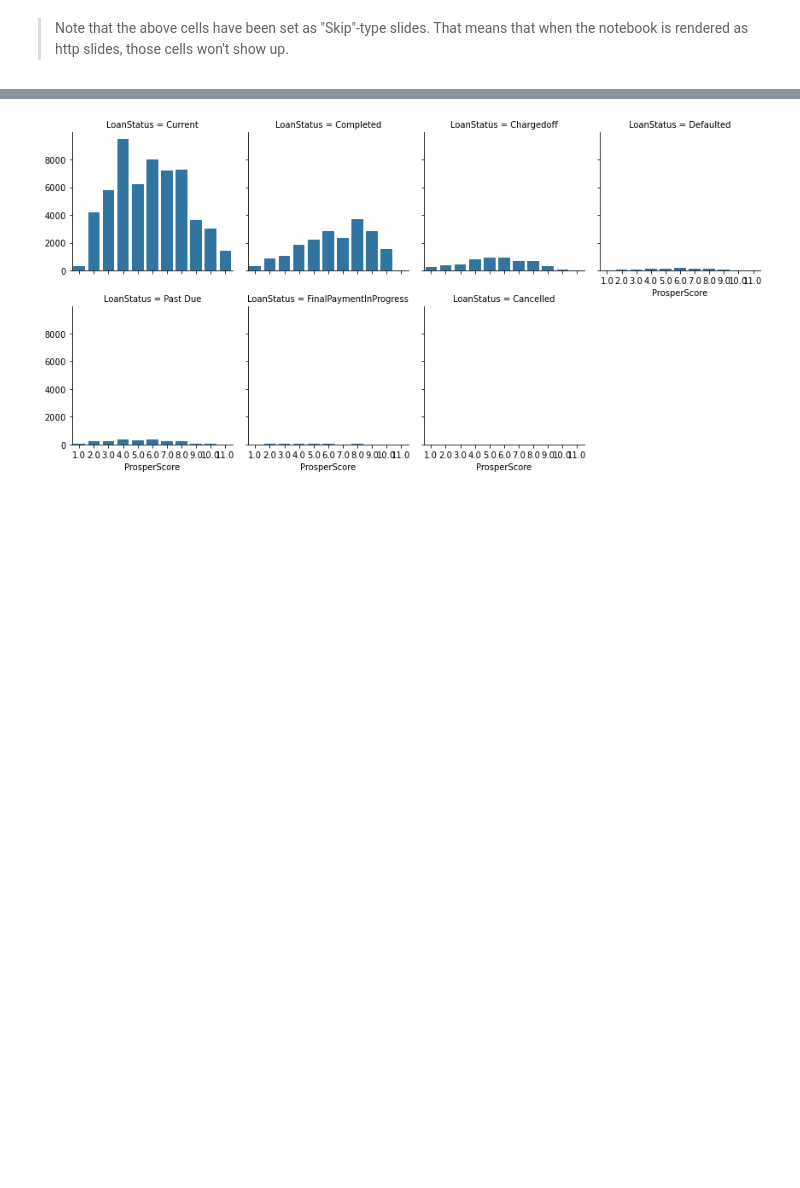
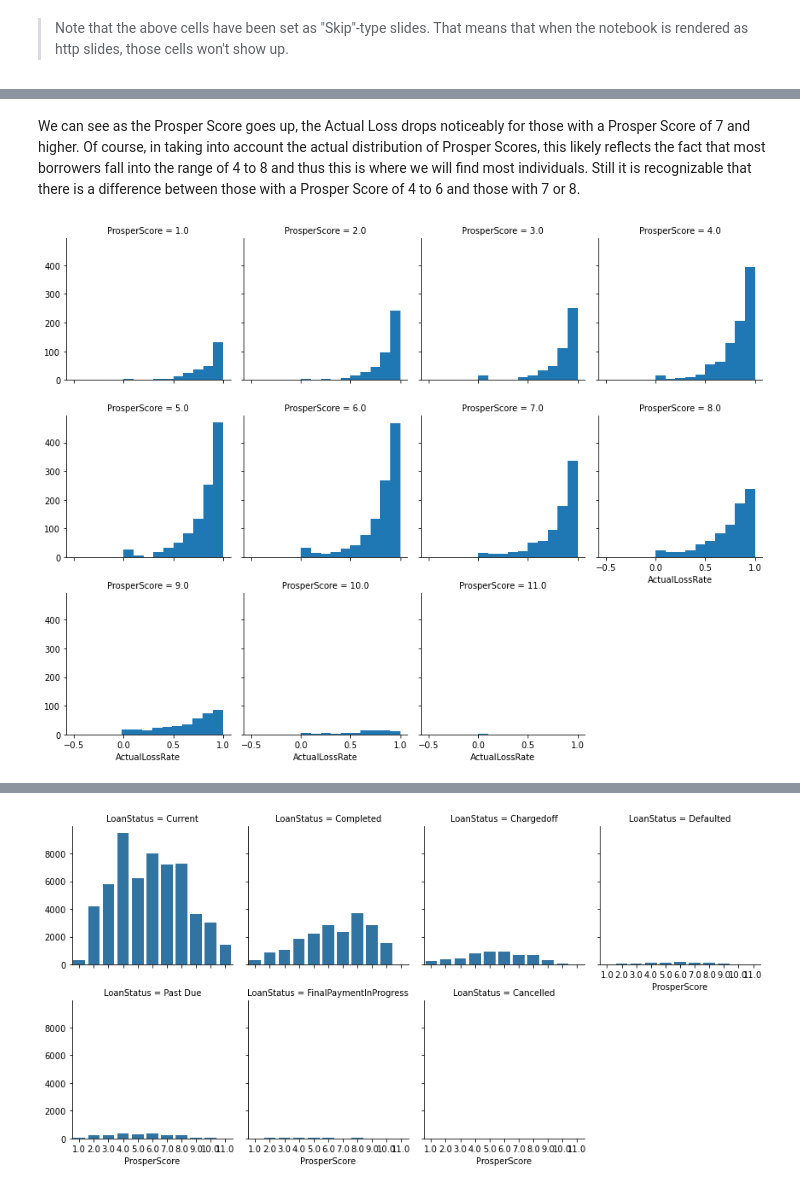
Before and after one commit to verispp/Udacity-communicate-data-findings, a Jupyter notebook: slide_deck_template.ipynb, the cells around one changed output, grey strips where cells are left out. Saved outputs shown, nothing was run; the diff lists cells and outputs as text; code cells hidden in the pictures; blank space fills up the shorter version.

```diff
--- a/slide_deck_template.ipynb
+++ b/slide_deck_template.ipynb
@@ -58,0 +41,7 @@ the next cell, as a sub-slide type. Make sure your visualizations are polished!
+# %% [markdown]
+We can see as the Prosper Score goes up, the Actual Loss drops noticeably for those with a Prosper Score of 7 and higher. Of course, in taking into account the actual distribution of Prosper Scores, this likely reflects the fact that most borrowers fall into the range of 4 to 8 and thus this is where we will find most individuals. Still it is recognizable that there is a difference between those with a Prosper Score of 4 to 6 and those with 7 or 8.
+# %%
+g = sns.FacetGrid(data = loans, col = 'ProsperScore', col_wrap=4, margin_titles=True)
+g.map(plt.hist, "ActualLossRate");
+# %% [output]
+[figure, added]
```
Also changed, not shown: parts of 14 cells of this notebook, 1 other file.
